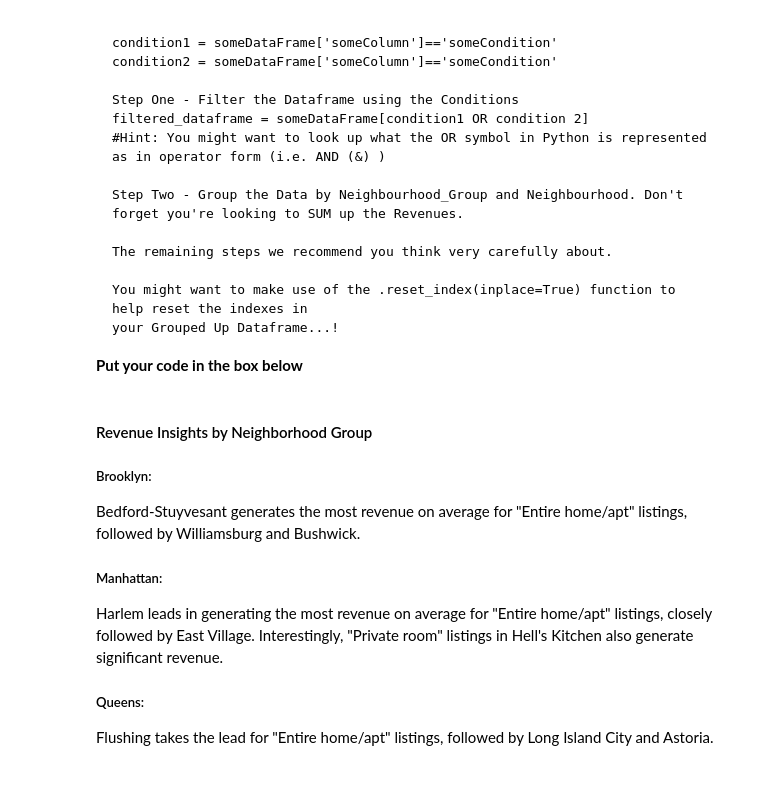
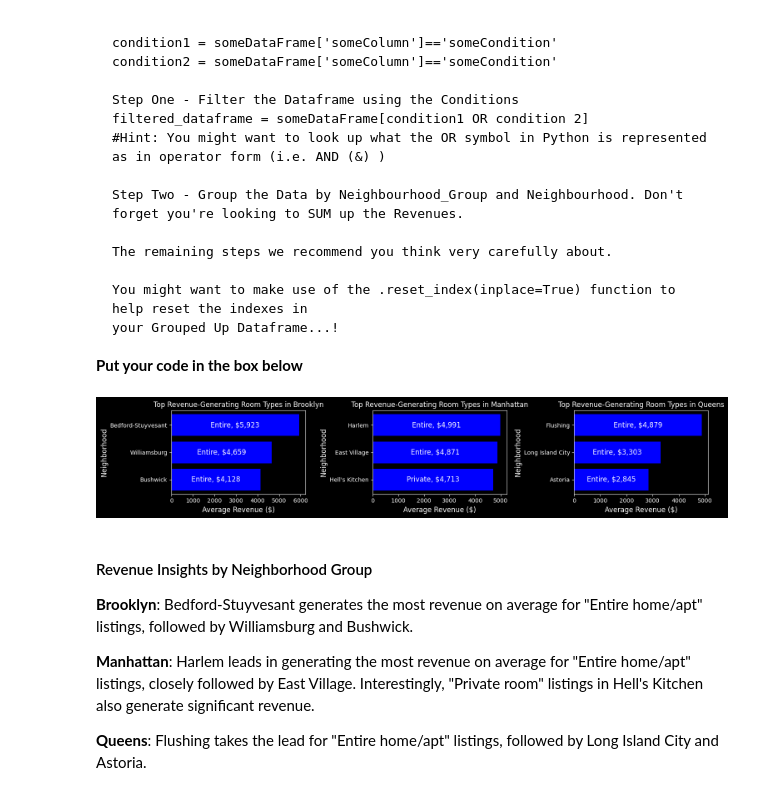
Before and after one commit to christinedbaxter/sb-caseStudy-airBnb, a Jupyter notebook: Airbnb_Exercise_Student_Facing_170221.ipynb, the cells around one changed output. Cells and saved outputs as stored; diff of their text form; code cells hidden in the pictures.

Commit message:
added room type to last challenge question graph for clarity

```diff
--- a/Airbnb_Exercise_Student_Facing_170221.ipynb
+++ b/Airbnb_Exercise_Student_Facing_170221.ipynb
@@ -202,45 +261,48 @@ top_neighborhoods = overall_top_9_neighborhoods['neighbourhood'].tolist()
 top_neighborhoods_filter = df['neighbourhood'].isin(top_neighborhoods)
 
 # Using the condition to filter the DataFrame
 filtered_df_top_neighborhoods = df[top_neighborhoods_filter]
 
 # Step Two - Group the DataFrame by 'neighbourhood_group', 'neighbourhood', and 'room_type', and calculate the mean revenue
 grouped_df_room_type = filtered_df_top_neighborhoods.groupby(['neighbourhood_group', 'neighbourhood', 'room_type'])['Revenue'].mean().reset_index()
 
 # Identify the top average revenue-generating room type for each of the nine neighborhoods
 top_room_types = grouped_df_room_type.groupby(['neighbourhood_group', 'neighbourhood'])['Revenue'].idxmax()
 top_room_types_data = grouped_df_room_type.loc[top_room_types].reset_index(drop=True)
 
 # Step Four - Create the Bar Chart
 plt.figure(figsize=(15, 3))
 for idx, group in enumerate(top_room_types_data['neighbourhood_group'].unique()):
     plt.subplot(1, 3, idx+1)
     data = top_room_types_data[top_room_types_data['neighbourhood_group'] == group].sort_values('Revenue', ascending=True)
     bars = plt.barh(data['neighbourhood'], data['Revenue'], color='blue')
     plt.xlabel('Average Revenue ($)', fontsize=12)
     plt.ylabel('Neighborhood', fontsize=12)
     plt.title(f'Top Revenue-Generating Room Types in {group}', fontsize=12)
 
-    # Place the revenue numbers in the middle of each bar
-    for bar in bars:
-        plt.text(bar.get_width() / 2, bar.get_y() + bar.get_height() / 2, str(round(bar.get_width(), 2)),
+# Place the room type and revenue numbers in the middle of each bar
+    for i, bar in enumerate(bars):
+        room_type = data.iloc[i]['room_type'].split()[0]
+        plt.text(bar.get_width() / 2, bar.get_y() + bar.get_height() / 2,
+                 f"{room_type}, ${int(bar.get_width()):,}",
                  va='center', ha='center', color='white', fontsize=12)
 
 # Add a little space between subplots
 plt.subplots_adjust(wspace=0.3)
 
 # Show the plot
 plt.tight_layout()
 plt.show()
+# %% [output]
+[figure, added]
 # %% [markdown]
 #### Revenue Insights by Neighborhood Group
-##### Brooklyn:
+**Brooklyn**:
+Bedford-Stuyvesant generates the most revenue on average for "Entire home/apt" listings, followed by Williamsburg and Bushwick.
 
-Bedford-Stuyvesant generates the most revenue on average for "Entire home/apt" listings, followed by Williamsburg and Bushwick.
-##### Manhattan:
-
+**Manhattan**:
 Harlem leads in generating the most revenue on average for "Entire home/apt" listings, closely followed by East Village.
 Interestingly, "Private room" listings in Hell's Kitchen also generate significant revenue.
-##### Queens:
 
+**Queens**:
 Flushing takes the lead for "Entire home/apt" listings, followed by Long Island City and Astoria.
```
Also changed, not shown: parts of 5 cells of this notebook.
